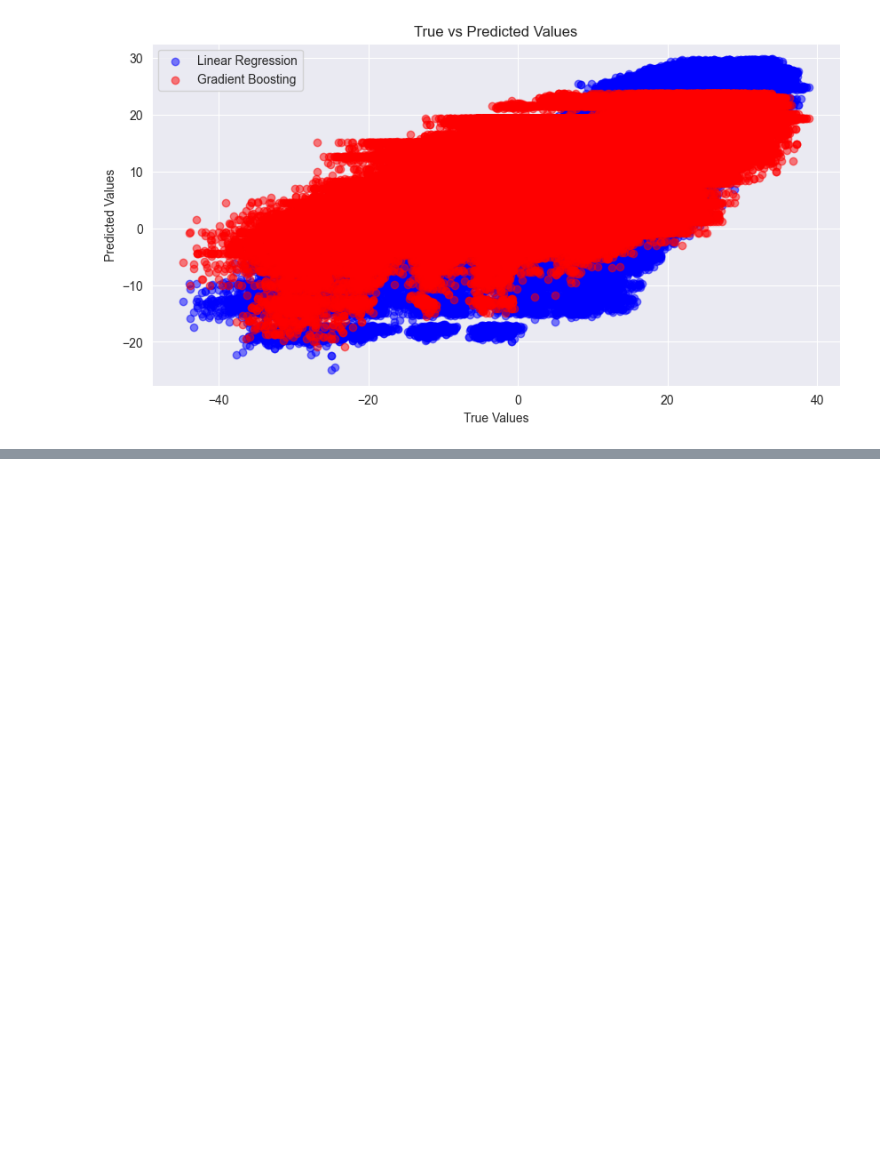
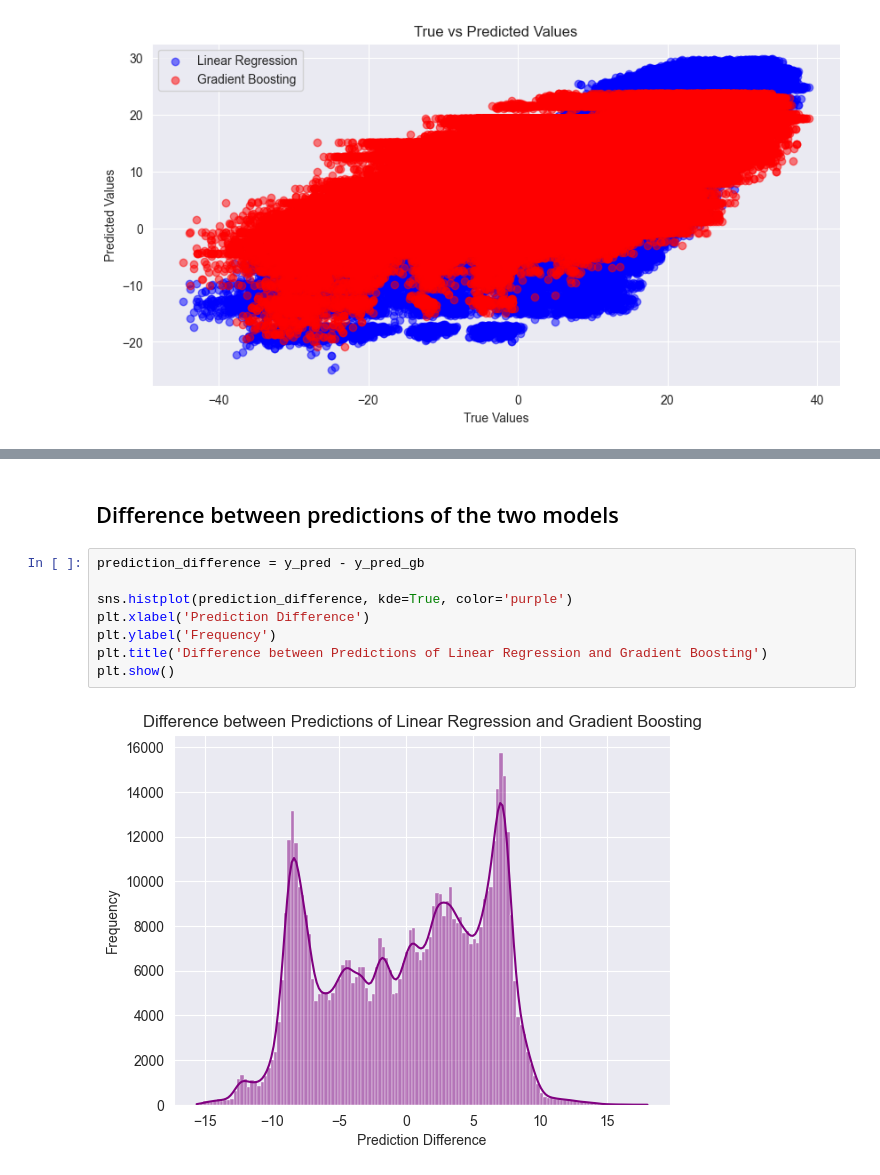
Before and after one commit to Nattalli/data-mining, a Jupyter notebook: main.ipynb, the cells around one changed output, grey strips where cells are left out. Drawn from its saved outputs; the diff is of its cells as text; blank space fills up the shorter version.

```diff
--- a/main.ipynb
+++ b/main.ipynb
@@ -228,0 +239,12 @@ plt.show()
+# %% [markdown]
+## Difference between predictions of the two models
+# %%
+prediction_difference = y_pred - y_pred_gb
+
+sns.histplot(prediction_difference, kde=True, color='purple')
+plt.xlabel('Prediction Difference')
+plt.ylabel('Frequency')
+plt.title('Difference between Predictions of Linear Regression and Gradient Boosting')
+plt.show()
+# %% [output]
+[figure, added]
```
Also changed, not shown: parts of 8 cells of this notebook.
